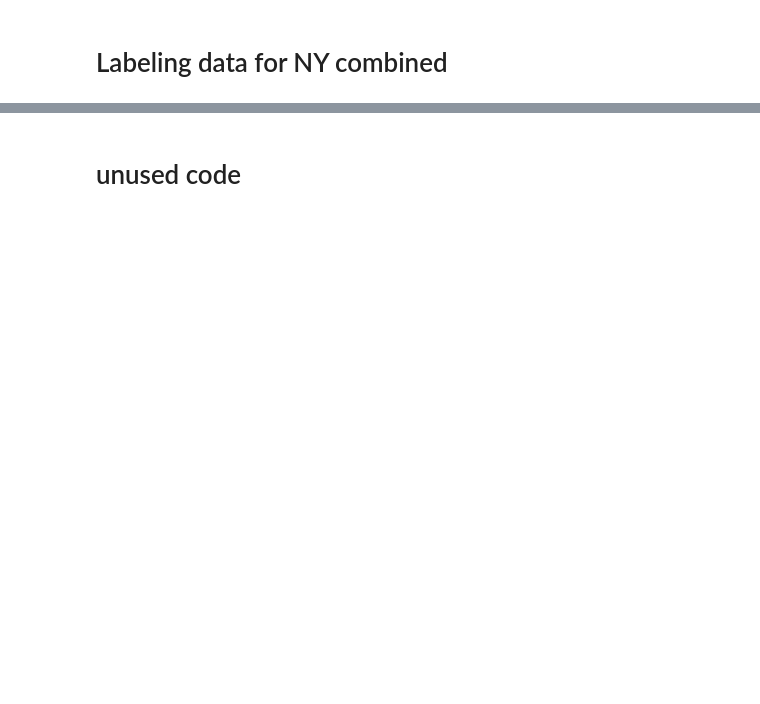
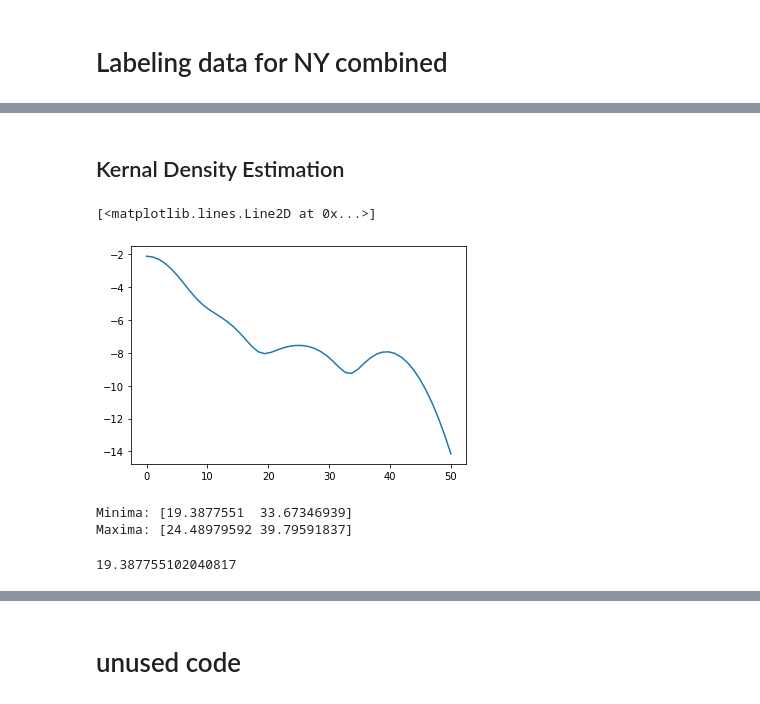
Before and after one commit to jeyasri-s2/meansquares, a Jupyter notebook: NY_LabelingData.ipynb, the cells around one changed output, grey strips where cells are left out. Cells and saved outputs as stored; diff of their text form; code cells hidden in the pictures; blank space fills up the shorter version.

Commit message:
included kernel density estimation for labeling

```diff
--- a/NY_LabelingData.ipynb
+++ b/NY_LabelingData.ipynb
@@ -825,0 +796,34 @@ average_newCases_df2[average_newCases_df2['labels'] == 'SuperSpread']
+# %% [markdown]
+## Kernal Density Estimation
+# %%
+%matplotlib inline
+
+from numpy import array, linspace
+from sklearn.neighbors.kde import KernelDensity
+from matplotlib.pyplot import plot
+
+a = array(data).reshape(-1, 1)
+kde = KernelDensity(kernel='gaussian', bandwidth=3).fit(a)
+s = linspace(0,50)
+e = kde.score_samples(s.reshape(-1,1))
+plot(s, e)
+# %% [output]
+[<matplotlib.lines.Line2D at 0x...>]
+[figure, added]
+# %%
+
+
+from scipy.signal import argrelextrema
+mi, ma = argrelextrema(e, np.less)[0], argrelextrema(e, np.greater)[0]
+print("Minima:", s[mi])
+print("Maxima:", s[ma])
+# %% [output]
+Minima: [19.3877551  33.67346939]
+Maxima: [24.48979592 39.79591837]
+# %%
+lower_range = s[mi][0]
+upper_range = s[mi][1]
+
+lower_range
+# %% [output]
+19.387755102040817
```
Also changed, not shown: parts of 25 cells of this notebook.
